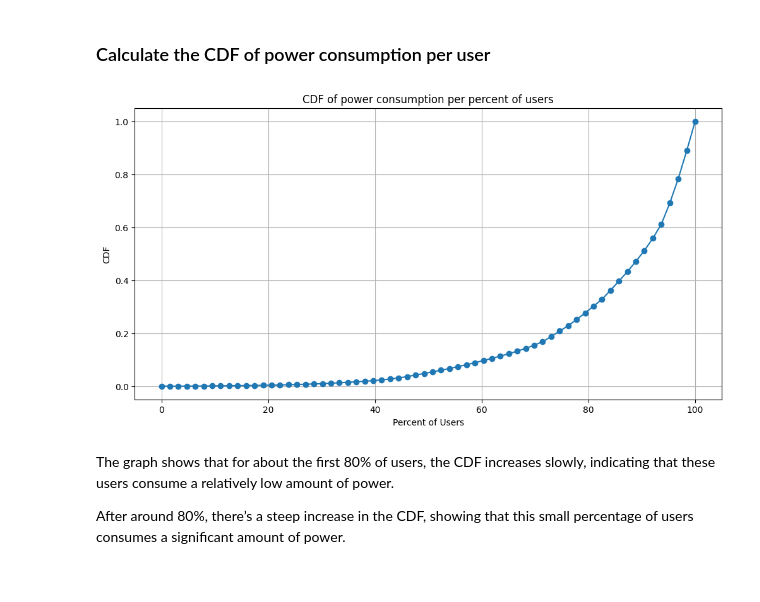
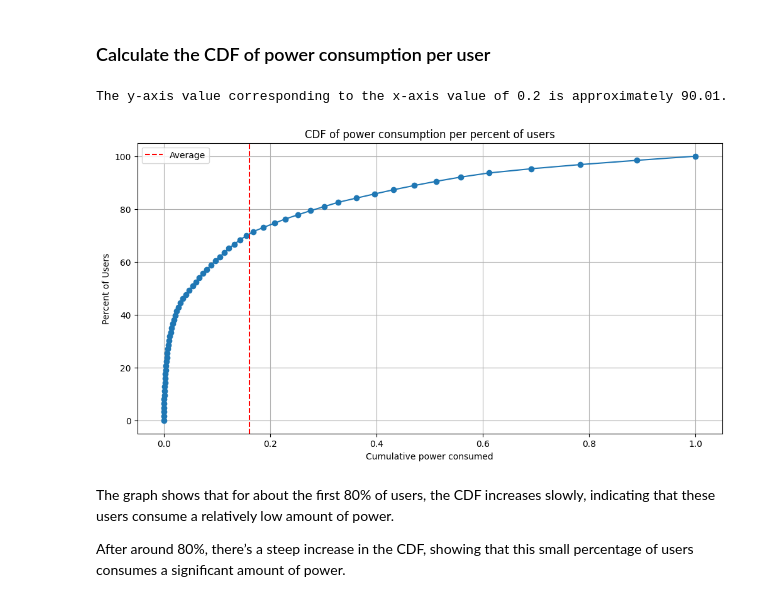
Before and after one commit to Marthyna/hpc-energy-consumption-profiling, a Jupyter notebook: notes/experiments.ipynb, the cells around one changed output. Drawn from its saved outputs; the diff is of its cells as text; code cells hidden in the pictures.

```diff
--- a/notes/experiments.ipynb
+++ b/notes/experiments.ipynb
@@ -27,10 +27,10 @@ relevant_columns = ['array_job_id', 'group_id', 'job_id', 'nice',
 all_column_names = set()  # Set to use for column name consistency check
 success_flag = True  # Flag to check that all consistency checks passed
 chunk_size = 10000  # Chunk size for merging dataframes without using excessive memory
-total_jobs = 0
 
 # Dataframe to store the merged data
 merged_df_list = []
+job_info_list = []
 
 # Iterate through each month folder
 for month_folder in os.listdir(root_directory):
@@ -53,10 +53,11 @@ for month_folder in os.listdir(root_directory):
 
                 # Append the merged chunk to the list
                 merged_df_list.append(merged_df_chunk)
+                job_info_list.append(job_info_chunk)
 
             # Concatenate all chunks into the final merged dataframe
             merged_df = pd.concat(merged_df_list, ignore_index=True)
-            total_jobs += len(merged_df)
+            job_info_df = pd.concat(job_info_list, ignore_index=True)
 
             # Check column names consistency
             current_column_names = set(merged_df.columns)
@@ -89,9 +90,6 @@ for month_folder in os.listdir(root_directory):
 
 if success_flag:
     print("All checks passed successfully for all files.")
-
-print("Total jobs in the cluster during the period: ", total_jobs)
-print(len(merged_df))
 # %% [output]
 Month: year_month=22-05
 664     0.0
@@ -385,7 +389,7 @@ for month_folder in os.listdir(root_directory):
                     total_energy_consumed_by_user += total_energy_consumed_by_this_job
 
                 # Add this user's energy consumption info to the data frame
-                energy_consumption_per_users = pd.concat([energy_consumption_per_users, pd.DataFrame({'user_id': [user_id], 'total_power_consumption': [total_energy_consumed_by_user]})])
+                energy_consumption_per_users = pd.concat([energy_consumption_per_users, pd.DataFrame({'user_id': [str(user_id)], 'total_power_consumption': [total_energy_consumed_by_user]})])
 
 # Group by user_id, sum total energy consumption values then sort rows by energy consumption values in ascending order
 energy_consumption_per_users = energy_consumption_per_users.groupby('user_id')['total_power_consumption'].sum().reset_index().sort_values(by='total_power_consumption')
@@ -404,18 +408,30 @@ plt.show()
 # %% [markdown]
 ### Calculate the CDF of power consumption per user
 # %%
+from scipy.interpolate import interp1d
 cumulative_percentage = np.linspace(0, 100, len(energy_consumption_per_users))
 cumulative_power = np.cumsum(energy_consumption_per_users['total_power_consumption']) / np.sum(energy_consumption_per_users['total_power_consumption'])
+average_cumulative_power = np.mean(cumulative_power)
+
+# Create an interpolation function
+interpolation_function = interp1d(cumulative_power, cumulative_percentage, kind='linear', fill_value='extrapolate')
+
+# Find the y-axis value corresponding to the x-axis value of 0.2
+y_value = interpolation_function(0.5)
+print(f'The y-axis value corresponding to the x-axis value of 0.2 is approximately {y_value:.2f}.')
 
 plt.figure(figsize=(12,6))
-plt.plot(cumulative_percentage, cumulative_power, marker='o')
+plt.plot(cumulative_power, cumulative_percentage, marker='o')
+plt.axvline(average_cumulative_power, color='red', linestyle='--', label='Average')
 plt.title('CDF of power consumption per percent of users')
-plt.xlabel('Percent of Users')
-plt.ylabel('CDF')
+plt.xlabel('Cumulative power consumed')
+plt.ylabel('Percent of Users')
+plt.legend()
 plt.grid(True)
 plt.show()
 # %% [output]
+The y-axis value corresponding to the x-axis value of 0.2 is approximately 90.01.
-[figure, old version]
+[figure, new version]
 # %% [markdown]
 The graph shows that for about the first 80% of users, the CDF increases slowly, indicating that these users consume a relatively low amount of power.
 
```
Also changed, not shown: parts of 10 cells of this notebook, 1 other file.
